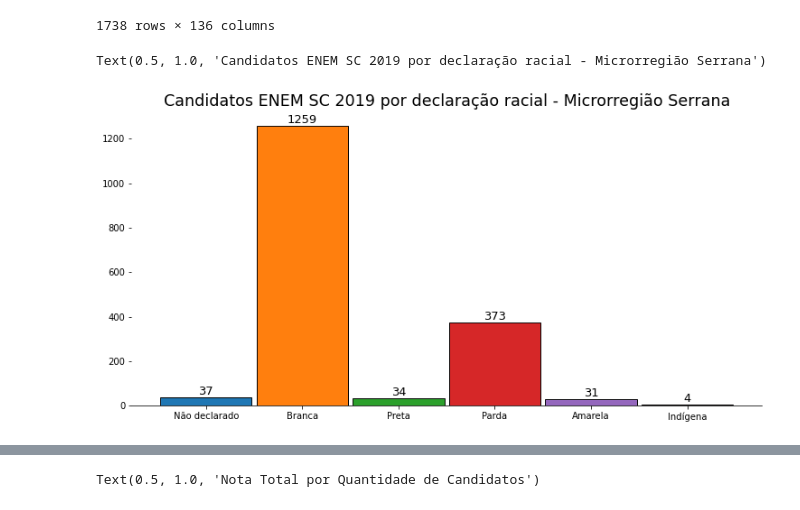
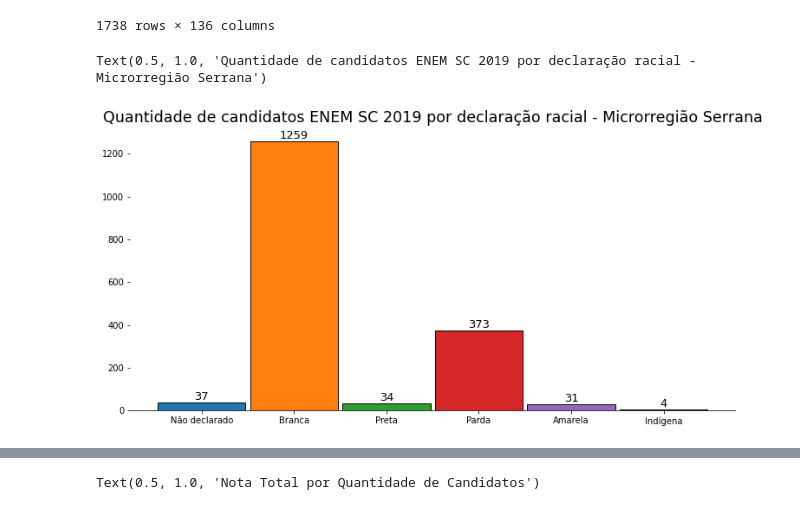
Before and after one commit to NophaieViscente/AnaliseDadosENEM, a Jupyter notebook: Analisando_Dados_da_Educação_ENEM_SC_Microrregião_Serrana.ipynb, the cells around one changed output, grey strips where cells are left out. Saved outputs shown, nothing was run; the diff lists cells and outputs as text; code cells hidden in the pictures.

```diff
--- a/Analisando_Dados_da_Educação_ENEM_SC_Microrregião_Serrana.ipynb
+++ b/Analisando_Dados_da_Educação_ENEM_SC_Microrregião_Serrana.ipynb
@@ -41,20 +41,26 @@ dados_regiao_serrana
 | 109424 | 190006106810 | 2019 | 4219853 | Zortéa | 42 | SC | ... |
 1738 rows × 136 columns
 # %%
+# Filtrando os candidatos por declaração de raça.
 participantes_por_Raca = dados_regiao_serrana['TP_COR_RACA'].value_counts().sort_index()
+# Criando dicionário para a substituição dos números pela categoria .
 dicionarioRacas = {0 : 'Não declarado', 1 : 'Branca',2 : 'Preta', 3 :'Parda',4:'Amarela',5:'Indígena'}
+# Construindo o gráfico
 fig, ax = plt.subplots(figsize=(12.5,6))
+# Retirando as linhas de borda .
 for axis in ['top', 'right', 'left']:
    ax.spines[axis].set_color(None)
+# Capturando o indice para ser substituído por uma categoria;
+# Capturando valor para alocar em cima das barras do gráfico.
 for indice, valor in enumerate(participantes_por_Raca) :
   indice = dicionarioRacas[indice]
   fig = plt.bar(indice,valor,width=0.95,edgecolor='black',linewidth=0.95)
   ax.text(x=indice ,y=valor, s=valor ,horizontalalignment='center',
           verticalalignment='bottom',fontsize=13)
-plt.title('Candidatos ENEM SC 2019 por declaração racial - Microrregião Serrana',fontdict={'fontsize': 17.5})
+plt.title('Quantidade de candidatos ENEM SC 2019 por declaração racial - Microrregião Serrana',fontdict={'fontsize': 17.5})
 # %% [output]
-Text(0.5, 1.0, 'Candidatos ENEM SC 2019 por declaração racial - Microrregião Serrana')
+Text(0.5, 1.0, 'Quantidade de candidatos ENEM SC 2019 por declaração racial - Microrregião Serrana')
-[figure, old version]
+[figure, new version]
 # %%
 #Capturando os dados das notas das provas e colocando em uma variável chamada provas
 provas = ['NU_NOTA_CN','NU_NOTA_CH','NU_NOTA_MT','NU_NOTA_LC','NU_NOTA_REDACAO']
```
Also changed, not shown: parts of 2 cells of this notebook.
